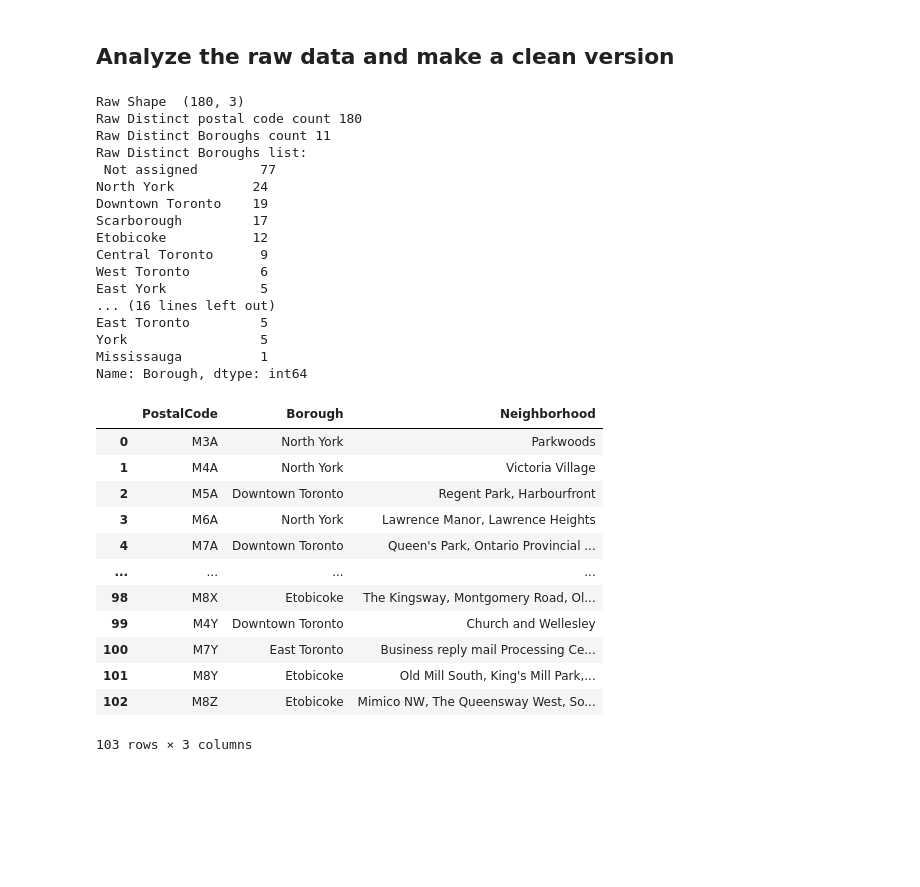
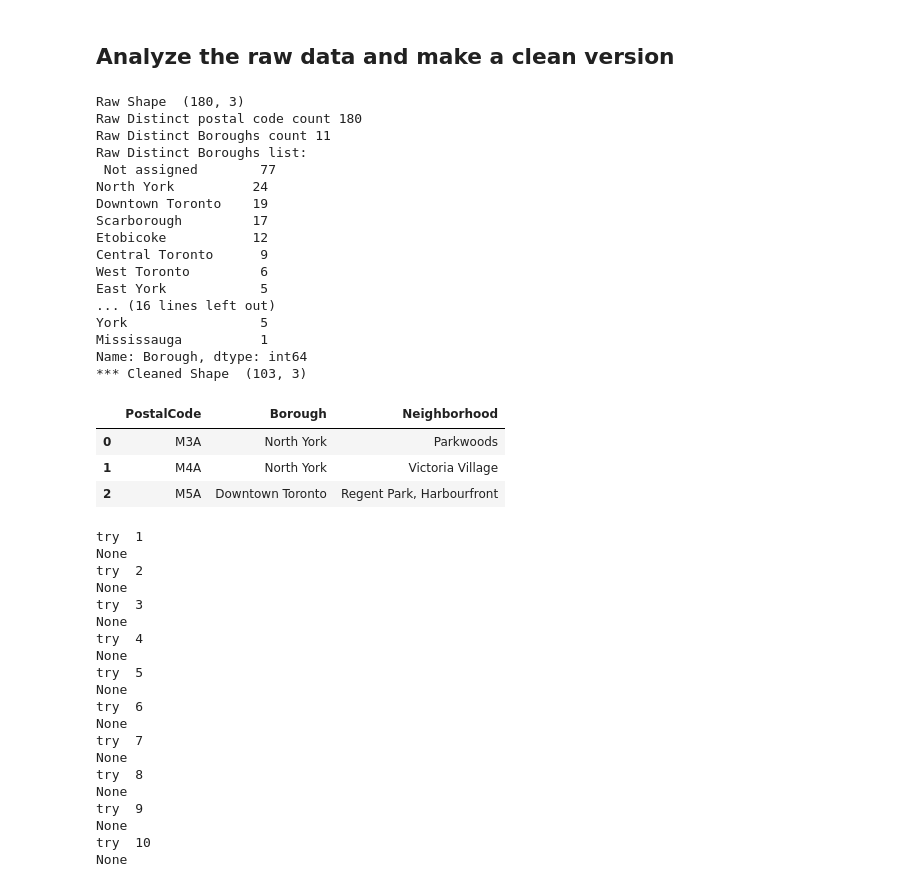
Before and after one commit to brianbloom/Coursera_Capstone, a Jupyter notebook: Week3Notebook.ipynb, the cells around one changed output. Cells and saved outputs as stored; diff of their text form; code cells hidden in the pictures; blank space fills up the shorter version.

```diff
--- a/Week3Notebook.ipynb
+++ b/Week3Notebook.ipynb
@@ -121,43 +121,76 @@ for i in cpc_raw_df.index:
     elif cpc_raw_df.loc[i,'Neighborhood'] == 'Not assigned':
         cpc_df = cpc_df.append({'PostalCode': cpc_raw_df.loc[i,'PostalCode'], 'Borough': cpc_raw_df.loc[i,'Borough'], 'Neighborhood': cpc_raw_df.loc[i,'Borough']}, ignore_index=True, sort=False)
     else:
         cpc_df = cpc_df.append({'PostalCode': cpc_raw_df.loc[i,'PostalCode'], 'Borough': cpc_raw_df.loc[i,'Borough'], 'Neighborhood': cpc_raw_df.loc[i,'Neighborhood']}, ignore_index=True, sort=False)
 
-print('\nCleaned Shape ', cpc_df.shape)
-print('Cleaned Distinct postal code count', len(cpc_df.PostalCode.unique()))
+print('\nCleaned Distinct postal code count', len(cpc_df.PostalCode.unique()))
 print('Cleaned Distinct Boroughs count', len(cpc_df.Borough.unique()))
 print('Cleaned Distinct Boroughs list:\n', cpc_df.Borough.value_counts())
+print('*** Cleaned Shape ', cpc_df.shape)
 cpc_df = cpc_df.reindex(cpc_raw_df.columns, axis=1)
 cpc_df.set_index('PostalCode')
-cpc_df
+cpc_df.head(3)
 # %% [output]
 Raw Shape  (180, 3)
 Raw Distinct postal code count 180
 Raw Distinct Boroughs count 11
 Raw Distinct Boroughs list:
  Not assigned        77
 North York          24
 Downtown Toronto    19
 Scarborough         17
 Etobicoke           12
 Central Toronto      9
 West Toronto         6
 East York            5
 ... (16 lines left out)
-East Toronto         5
 York                 5
 Mississauga          1
 Name: Borough, dtype: int64
+*** Cleaned Shape  (103, 3)
 |  | PostalCode | Borough | Neighborhood |
 | 0 | M3A | North York | Parkwoods |
 | 1 | M4A | North York | Victoria Village |
 | 2 | M5A | Downtown Toronto | Regent Park, Harbourfront |
-| 3 | M6A | North York | Lawrence Manor, Lawrence Heights |
-| 4 | M7A | Downtown Toronto | Queen's Park, Ontario Provincial ... |
-| ... | ... | ... | ... |
-| 98 | M8X | Etobicoke | The Kingsway, Montgomery Road, Ol... |
-| 99 | M4Y | Downtown Toronto | Church and Wellesley |
-| 100 | M7Y | East Toronto | Business reply mail Processing Ce... |
-| 101 | M8Y | Etobicoke | Old Mill South, King's Mill Park,... |
-| 102 | M8Z | Etobicoke | Mimico NW, The Queensway West, So... |
-103 rows × 3 columns
+# %%
+#use a temp copy of df for testing:
+tempdf = cpc_df.head()
+# loop through postalcodes and get the lat/long for the borough
+# !conda install -c conda-forge geocoder --yes
+import geocoder # import geocoder
+
+# initialize your variable to None
+lat_lng_coords = None
+
+# loop until you get the coordinates
+tries = 0
+while (tries < 10) and (lat_lng_coords is None):
+    tries += 1
+    print('try ', tries)
+    g = geocoder.google('{}, Toronto, Ontario'.format('M7A'))
+    print(g.json)
+    lat_lng_coords = g.latlng
+if tries < 10:
+    latitude = lat_lng_coords[0]
+    longitude = lat_lng_coords[1]
+# %% [output]
+try  1
+None
+try  2
+None
+try  3
+None
+try  4
+None
+try  5
+None
+try  6
+None
+try  7
+None
+try  8
+None
+try  9
+None
+try  10
+None
```
Also changed, not shown: parts of 5 cells of this notebook.
